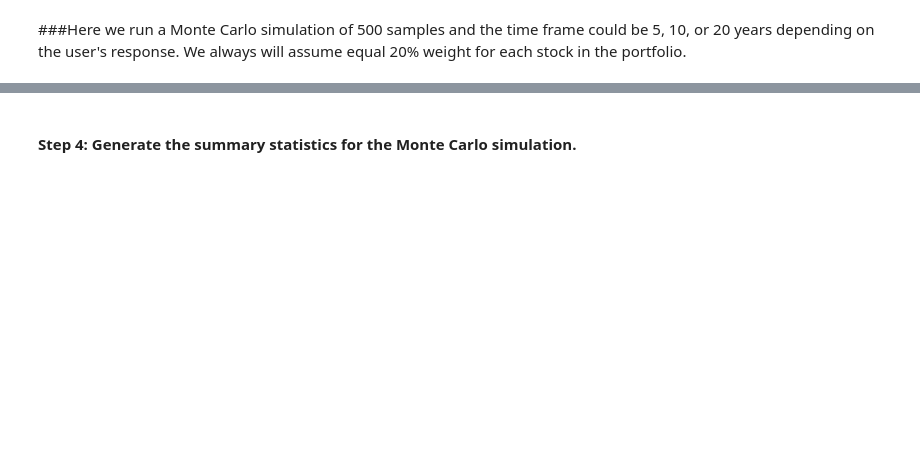
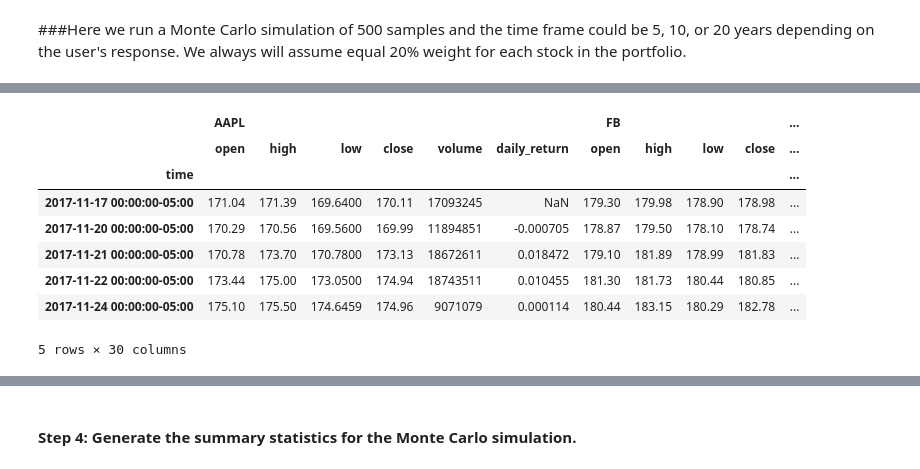
Before and after one commit to Hashtahg/Project_1_Bootcamp, a Jupyter notebook: portfolio_analysis.ipynb, the cells around one changed output, grey strips where cells are left out. Cells and saved outputs as stored; diff of their text form; code cells hidden in the pictures; blank space fills up the shorter version.

```diff
--- a/portfolio_analysis.ipynb
+++ b/portfolio_analysis.ipynb
@@ -214,13 +277,23 @@ MC_even_weight_5yr.portfolio_data.head()
 # %%
 MC_even_weight_10yr = MCSimulation(
     portfolio_data = prices_df,
-    weights = [0.2,0.2,0.2,0.2,0.2], #weights = weights_eff
+    weights = weights_eff,
     num_simulation = 500,
     #num_trading_days = 252*time_horizon  #This variable is 5, 10, or 20 depending on client's input above
     num_trading_days = 252*10 #added 2021-11-02 by Paul Lopez. We'll be running 5yr, 10yr, and 20yr MC. So hardcoded the * 10 now
 )
 
 MC_even_weight_10yr.portfolio_data.head()
+# %% [output]
+|  | AAPL |  |  |  |  |  | FB |  |  |  | ... |
+|  | open | high | low | close | volume | daily_return | open | high | low | close | ... |
+| time |  |  |  |  |  |  |  |  |  |  | ... |
+| 2017-11-17 00:00:00-05:00 | 171.04 | 171.39 | 169.6400 | 170.11 | 17093245 | NaN | 179.30 | 179.98 | 178.90 | 178.98 | ... |
+| 2017-11-20 00:00:00-05:00 | 170.29 | 170.56 | 169.5600 | 169.99 | 11894851 | -0.000705 | 178.87 | 179.50 | 178.10 | 178.74 | ... |
+| 2017-11-21 00:00:00-05:00 | 170.78 | 173.70 | 170.7800 | 173.13 | 18672611 | 0.018472 | 179.10 | 181.89 | 178.99 | 181.83 | ... |
+| 2017-11-22 00:00:00-05:00 | 173.44 | 175.00 | 173.0500 | 174.94 | 18743511 | 0.010455 | 181.30 | 181.73 | 180.44 | 180.85 | ... |
+| 2017-11-24 00:00:00-05:00 | 175.10 | 175.50 | 174.6459 | 174.96 | 9071079 | 0.000114 | 180.44 | 183.15 | 180.29 | 182.78 | ... |
+5 rows × 30 columns
 # %%
 MC_even_weight_20yr = MCSimulation(
     portfolio_data = prices_df,
```
Also changed, not shown: parts of 32 cells of this notebook, 3 other files.
